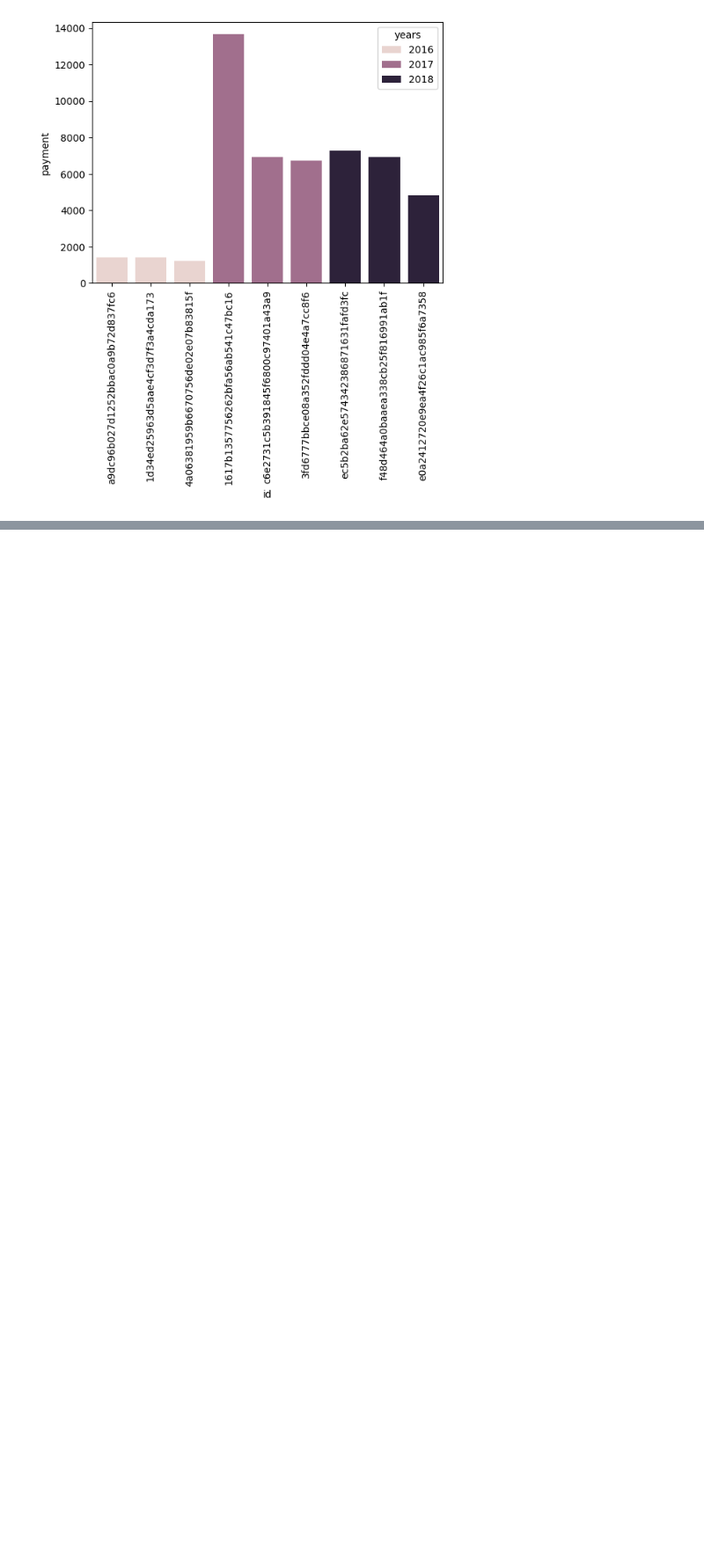
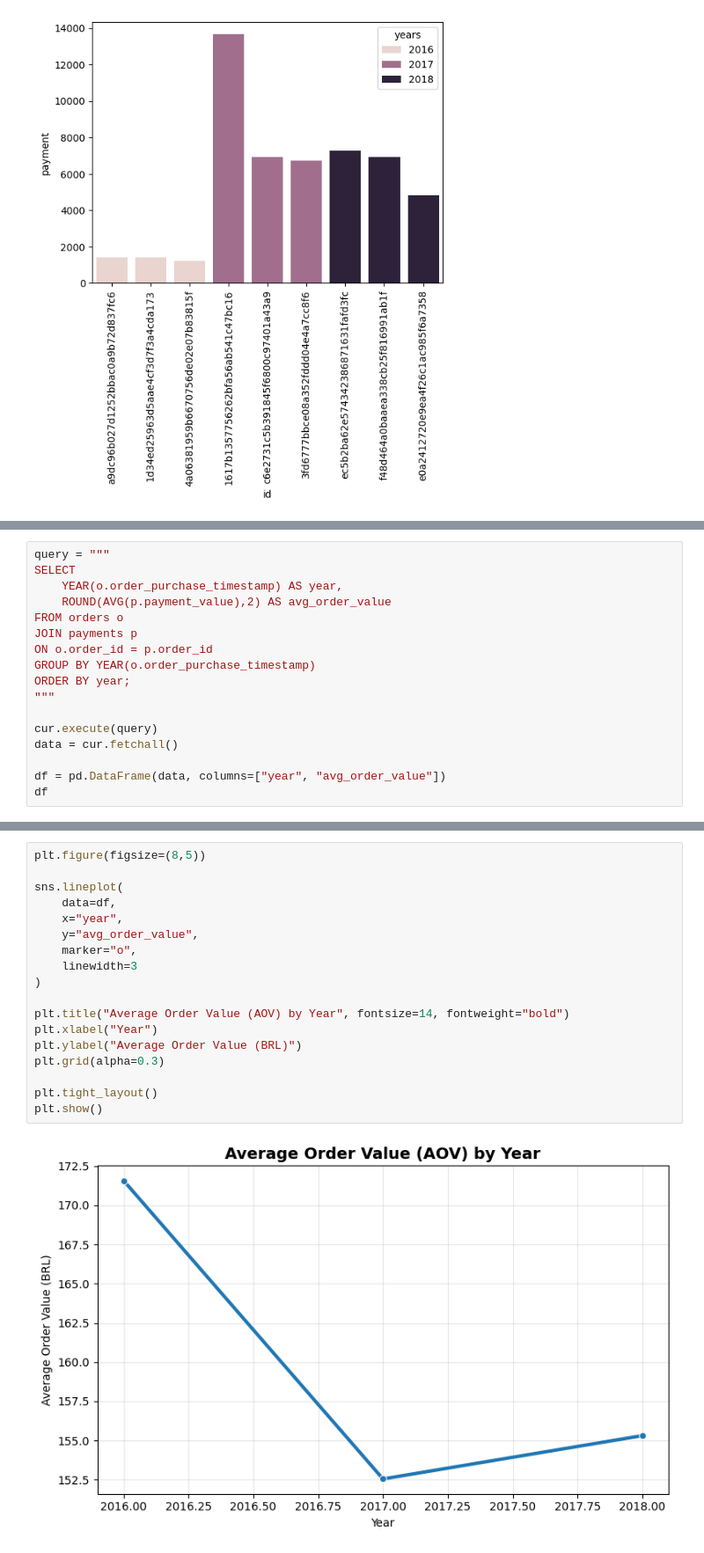
Before and after one commit to DevendraKumar577/ecommerce-sales-analytics, a Jupyter notebook: notebooks/ECommerce_Sales_Analytics.ipynb, the cells around one changed output, grey strips where cells are left out. Shown at 88% size. Cells and saved outputs as stored; diff of their text form; blank space fills up the shorter version.

```diff
--- a/notebooks/ECommerce_Sales_Analytics.ipynb
+++ b/notebooks/ECommerce_Sales_Analytics.ipynb
@@ -757,0 +742,17 @@ plt.show()
+# %%
+query = """
+SELECT
+    YEAR(o.order_purchase_timestamp) AS year,
+    ROUND(AVG(p.payment_value),2) AS avg_order_value
+FROM orders o
+JOIN payments p
+ON o.order_id = p.order_id
+GROUP BY YEAR(o.order_purchase_timestamp)
+ORDER BY year;
+"""
+
+cur.execute(query)
+data = cur.fetchall()
+
+df = pd.DataFrame(data, columns=["year", "avg_order_value"])
+df
@@ -757,0 +764,20 @@ plt.show()
+# %%
+plt.figure(figsize=(8,5))
+
+sns.lineplot(
+    data=df,
+    x="year",
+    y="avg_order_value",
+    marker="o",
+    linewidth=3
+)
+
+plt.title("Average Order Value (AOV) by Year", fontsize=14, fontweight="bold")
+plt.xlabel("Year")
+plt.ylabel("Average Order Value (BRL)")
+plt.grid(alpha=0.3)
+
+plt.tight_layout()
+plt.show()
+# %% [output]
+[figure, added]
```
Also changed, not shown: parts of 46 cells of this notebook, 4 other files.
